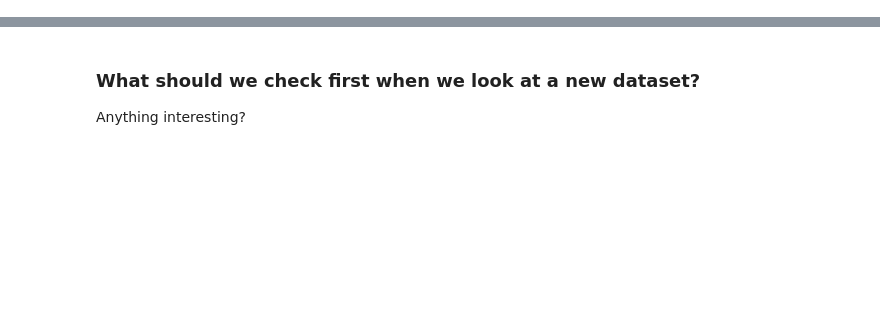
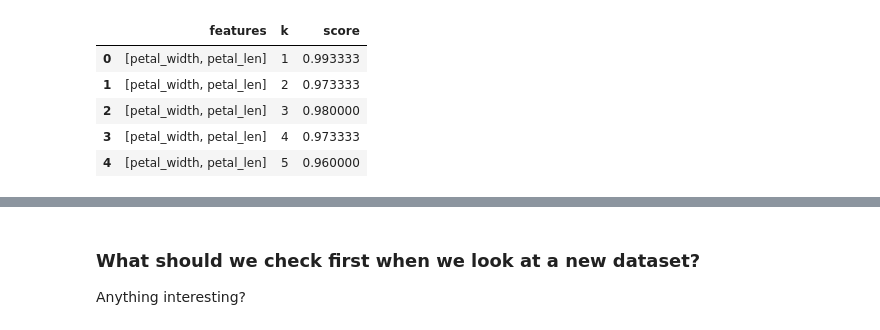
Before and after one commit to ga-curriculum/lesson-knn, a Jupyter notebook: 1.1-classification-with-knn-visualized-nooutput.ipynb, the cells around one changed output, grey strips where cells are left out. Drawn from its saved outputs; the diff is of its cells as text; code cells hidden in the pictures; blank space fills up the shorter version.

```diff
--- a/1.1-classification-with-knn-visualized-nooutput.ipynb
+++ b/1.1-classification-with-knn-visualized-nooutput.ipynb
@@ -273,0 +251,25 @@ df.columns = column_names
+# %%
+features = ["petal_width", "petal_len"]
+
+k_range  = range(1, 31)
+scores   = [] # we will capture our scores here
+
+for k in k_range:
+    knn    =  KNeighborsClassifier(n_neighbors=k)
+    model  =  knn.fit(iris[features], iris['target'])
+
+    scores.append({
+         'k':        k,
+         'features': features,
+         'score':    model.score(iris[features], iris['target'])
+    })
+
+scores = pd.DataFrame(scores)
+scores.head()
+# %% [output]
+|  | features | k | score |
+| 0 | [petal_width, petal_len] | 1 | 0.993333 |
+| 1 | [petal_width, petal_len] | 2 | 0.973333 |
+| 2 | [petal_width, petal_len] | 3 | 0.980000 |
+| 3 | [petal_width, petal_len] | 4 | 0.973333 |
+| 4 | [petal_width, petal_len] | 5 | 0.960000 |
```
Also changed, not shown: parts of 83 cells of this notebook.
